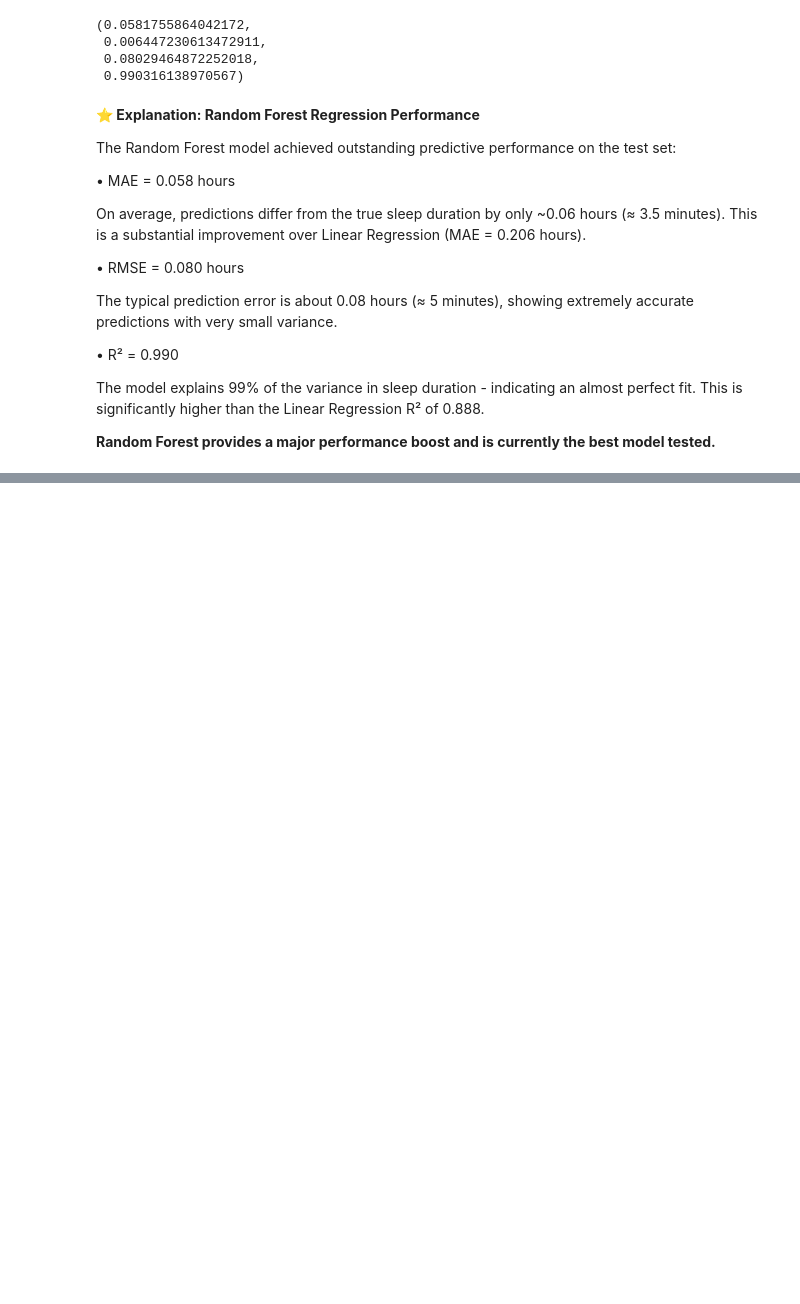
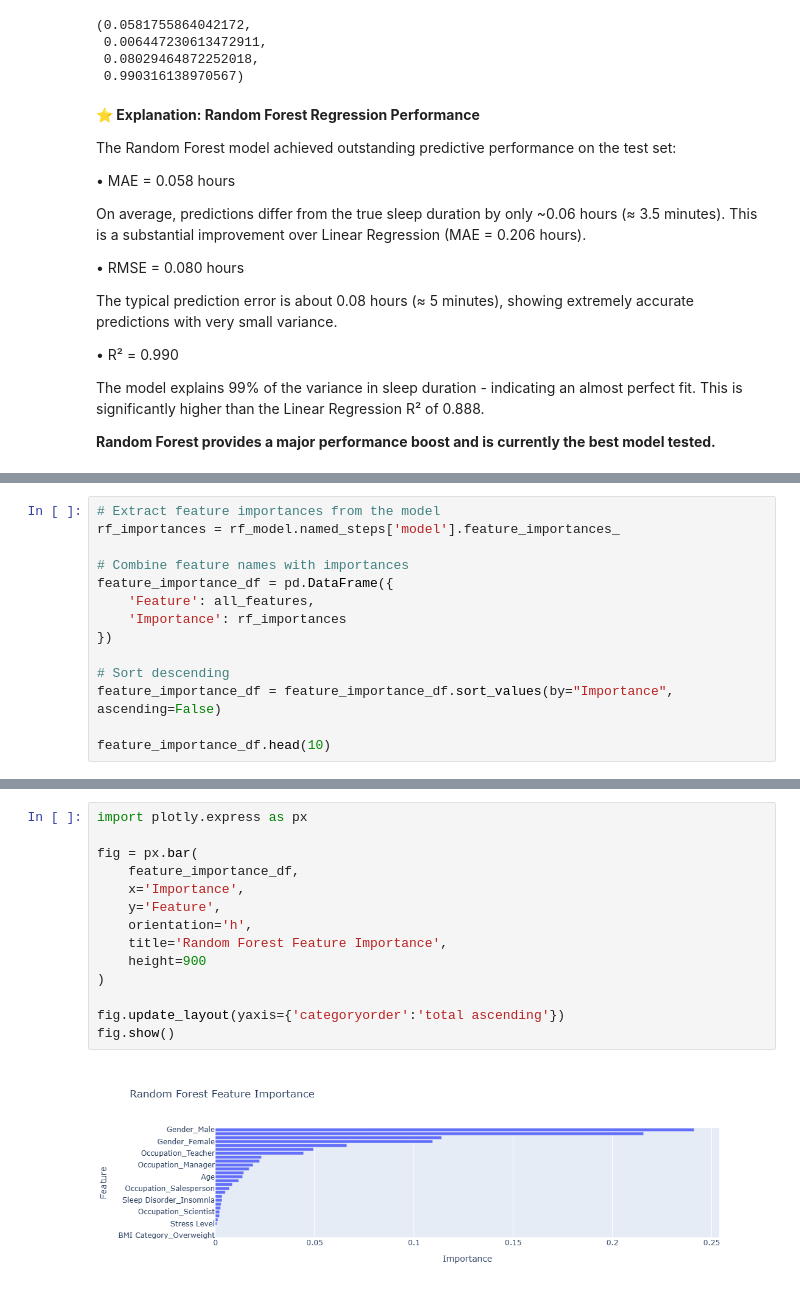
Before and after one commit to HermelaDev/Sleep-Health-Lifestyle-Machine-Learning, a Jupyter notebook: Untitled.ipynb, the cells around one changed output, grey strips where cells are left out. Saved outputs shown, nothing was run; the diff lists cells and outputs as text; blank space fills up the shorter version.

```diff
--- a/Untitled.ipynb
+++ b/Untitled.ipynb
@@ -1215,0 +1168,14 @@ mae_gb, mse_gb, rmse_gb, r2_gb
+# %%
+# Extract feature importances from the model
+rf_importances = rf_model.named_steps['model'].feature_importances_
+
+# Combine feature names with importances
+feature_importance_df = pd.DataFrame({
+    'Feature': all_features,
+    'Importance': rf_importances
+})
+
+# Sort descending
+feature_importance_df = feature_importance_df.sort_values(by="Importance", ascending=False)
+
+feature_importance_df.head(10)
@@ -1215,0 +1194,16 @@ mae_gb, mse_gb, rmse_gb, r2_gb
+# %%
+import plotly.express as px
+
+fig = px.bar(
+    feature_importance_df,
+    x='Importance',
+    y='Feature',
+    orientation='h',
+    title='Random Forest Feature Importance',
+    height=900
+)
+
+fig.update_layout(yaxis={'categoryorder':'total ascending'})
+fig.show()
+# %% [output]
+[figure, added]
```
Also changed, not shown: parts of 25 cells of this notebook, 4 other files.
